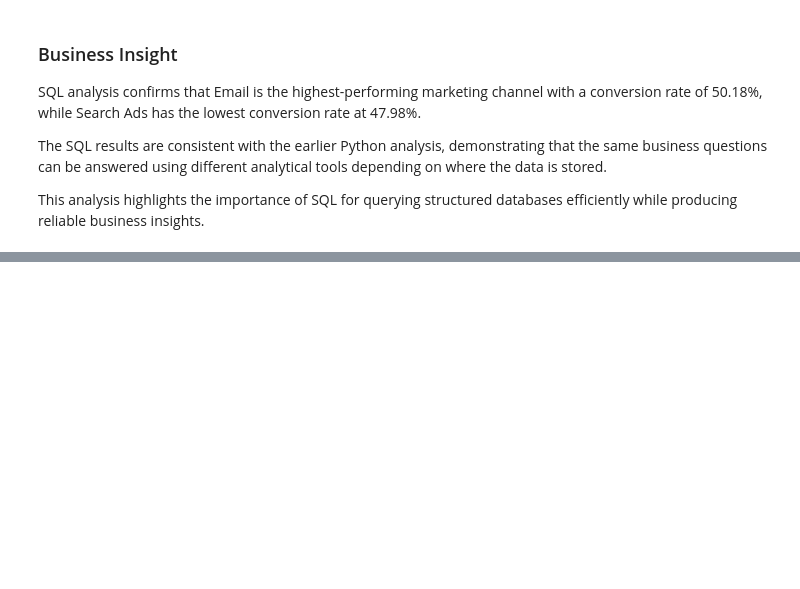
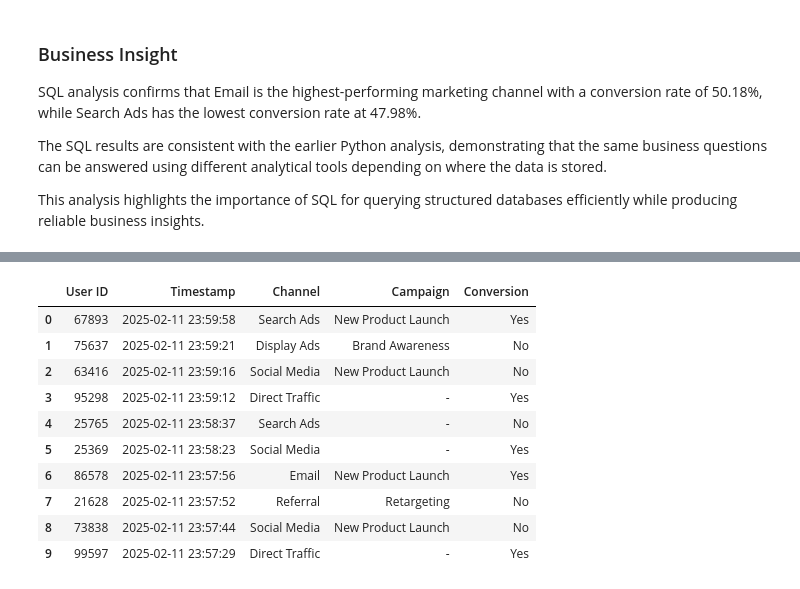
Before and after one commit to sakinasayed512/multi-touch-attribution, a Jupyter notebook: Marketing_Attribution_ROI_Dashboard/notebooks/01_Data_Exploration.ipynb, the cells around one changed output, grey strips where cells are left out. Saved outputs shown, nothing was run; the diff lists cells and outputs as text; code cells hidden in the pictures; blank space fills up the shorter version.

```diff
--- a/Marketing_Attribution_ROI_Dashboard/notebooks/01_Data_Exploration.ipynb
+++ b/Marketing_Attribution_ROI_Dashboard/notebooks/01_Data_Exploration.ipynb
@@ -632,0 +735,30 @@ This analysis highlights the importance of SQL for querying structured databases
+# %%
+# SQL Query: Display the latest customer journeys
+
+query = """
+SELECT
+    "User ID",
+    Timestamp,
+    Channel,
+    Campaign,
+    Conversion
+FROM marketing_data
+ORDER BY Timestamp DESC
+LIMIT 10;
+"""
+
+latest_customers = pd.read_sql_query(query, connection)
+
+latest_customers
+# %% [output]
+|  | User ID | Timestamp | Channel | Campaign | Conversion |
+| 0 | 67893 | 2025-02-11 23:59:58 | Search Ads | New Product Launch | Yes |
+| 1 | 75637 | 2025-02-11 23:59:21 | Display Ads | Brand Awareness | No |
+| 2 | 63416 | 2025-02-11 23:59:16 | Social Media | New Product Launch | No |
+| 3 | 95298 | 2025-02-11 23:59:12 | Direct Traffic | - | Yes |
+| 4 | 25765 | 2025-02-11 23:58:37 | Search Ads | - | No |
+| 5 | 25369 | 2025-02-11 23:58:23 | Social Media | - | Yes |
+| 6 | 86578 | 2025-02-11 23:57:56 | Email | New Product Launch | Yes |
+| 7 | 21628 | 2025-02-11 23:57:52 | Referral | Retargeting | No |
+| 8 | 73838 | 2025-02-11 23:57:44 | Social Media | New Product Launch | No |
+| 9 | 99597 | 2025-02-11 23:57:29 | Direct Traffic | - | Yes |
```
Also changed, not shown: parts of 9 cells of this notebook.
